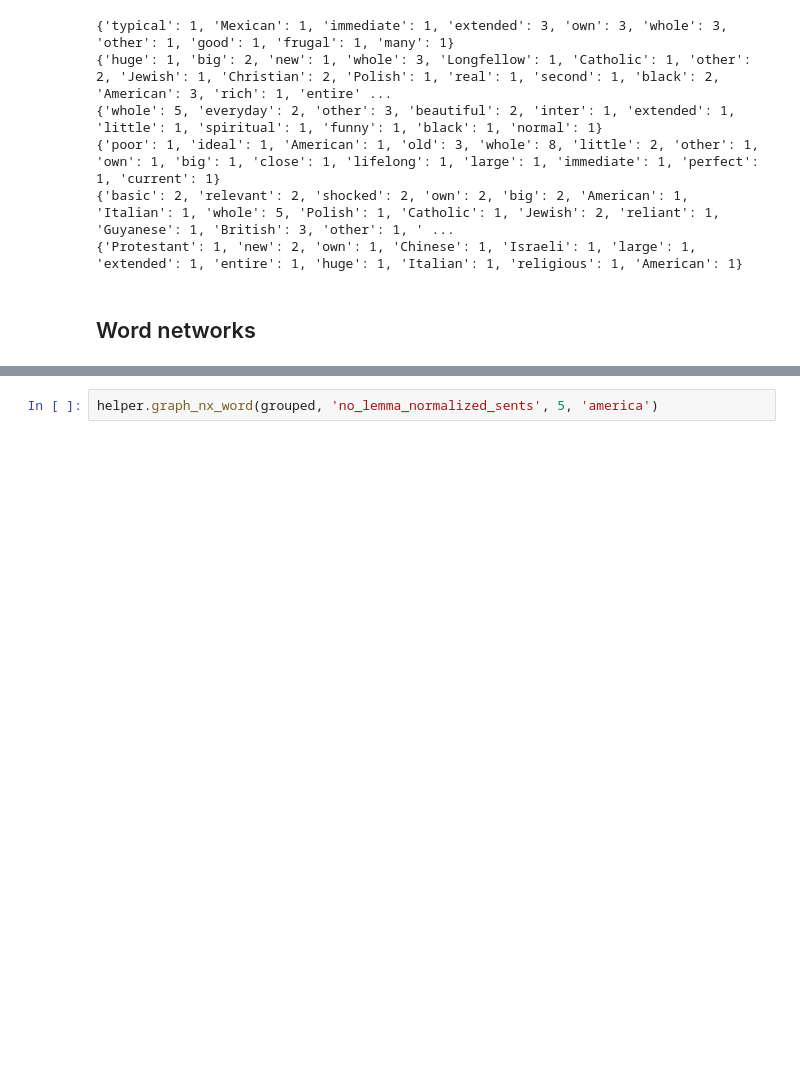
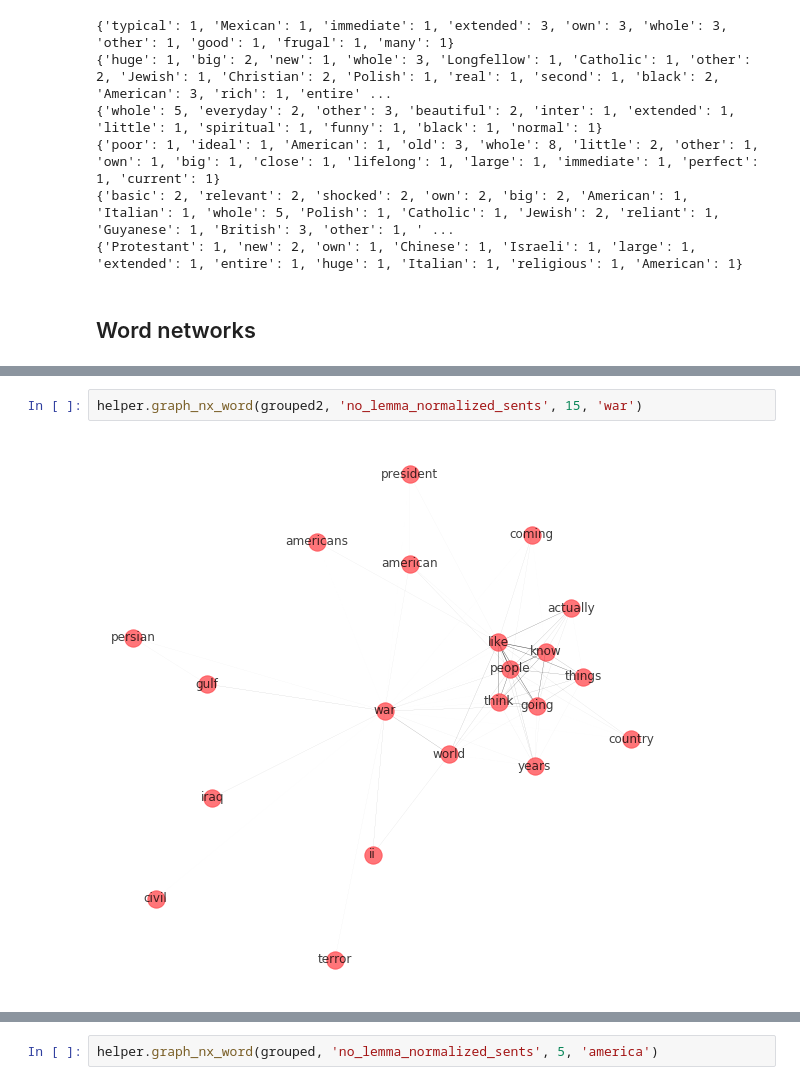
Before and after one commit to laurenjli/nlp-tal, a Jupyter notebook: events_analysis.ipynb, the cells around one changed output, grey strips where cells are left out. Cells and saved outputs as stored; diff of their text form; blank space fills up the shorter version.

```diff
--- a/events_analysis.ipynb
+++ b/events_analysis.ipynb
@@ -394,3 +432,7 @@ helper.graph_nx_word(grouped2, 'no_lemma_normalized_sents', 10, 'war')
+# %%
+helper.graph_nx_word(grouped2, 'no_lemma_normalized_sents', 15, 'war')
+# %% [output]
+[figure, added]
 # %%
 helper.graph_nx_word(grouped, 'no_lemma_normalized_sents', 1, 'terror')
 # %% [output]
```
Also changed, not shown: parts of 10 cells of this notebook.
